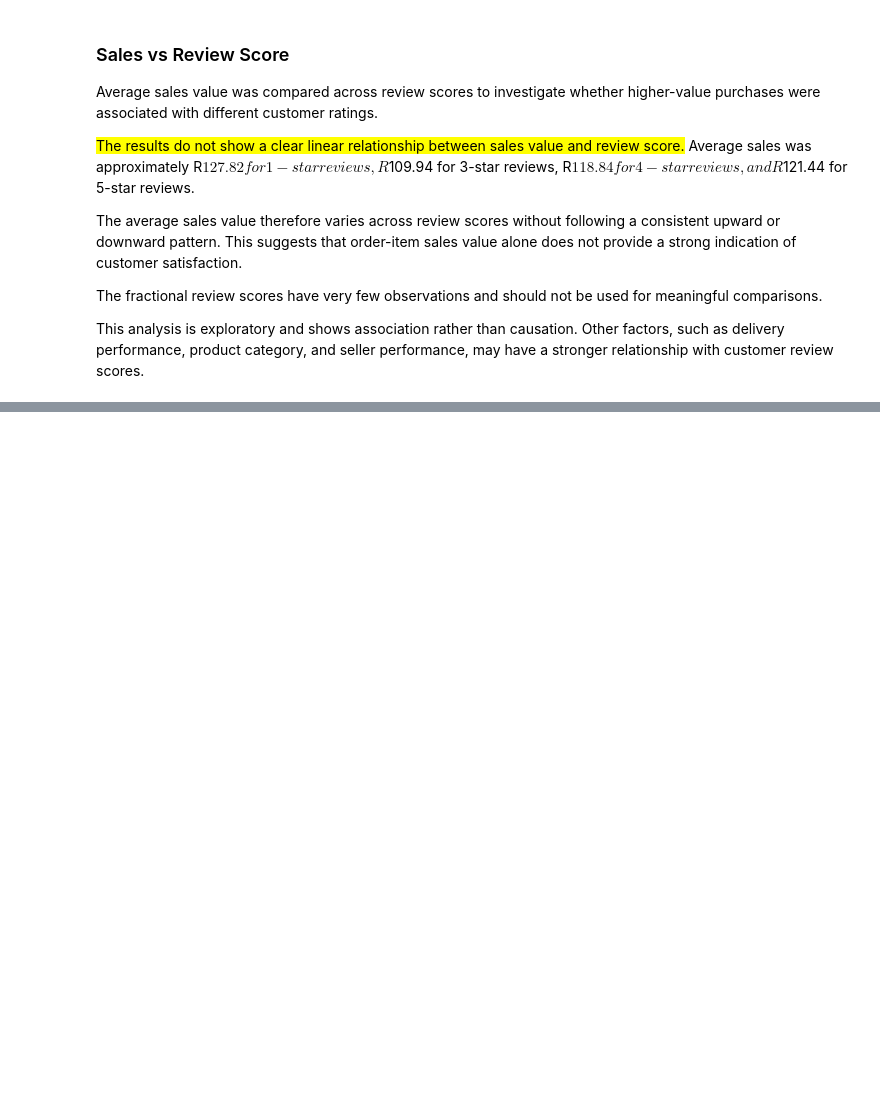
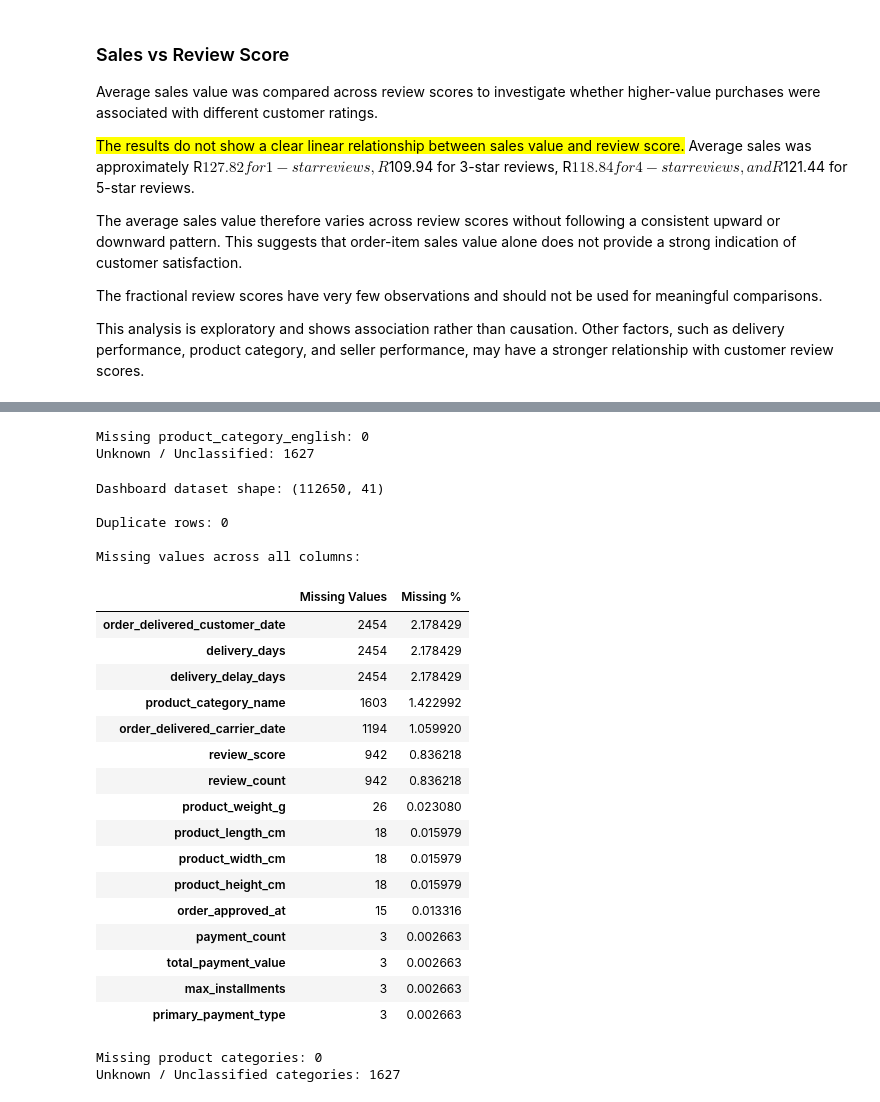
Before and after one commit to SayleeMJ/RetailIQ, a Jupyter notebook: notebooks/03_exploratory_data_analysis.ipynb, the cells around one changed output, grey strips where cells are left out. Cells and saved outputs as stored; diff of their text form; code cells hidden in the pictures; blank space fills up the shorter version.

```diff
--- a/notebooks/03_exploratory_data_analysis.ipynb
+++ b/notebooks/03_exploratory_data_analysis.ipynb
@@ -939,0 +1282,77 @@ This analysis is exploratory and shows association rather than causation. Other
+# %%
+# Replace missing product categories in the dashboard dataset.
+
+dashboard_data["product_category_english"] = (
+    dashboard_data["product_category_english"]
+    .fillna("Unknown / Unclassified")
+)
+
+# Verify the replacement.
+
+print(
+    "Missing product_category_english:",
+    dashboard_data["product_category_english"].isna().sum()
+)
+
+print(
+    "Unknown / Unclassified:",
+    (dashboard_data["product_category_english"] == "Unknown / Unclassified").sum()
+)
+# %% [output]
+Missing product_category_english: 0
+Unknown / Unclassified: 1627
+# %%
+# Final validation of the dashboard dataset.
+
+print("Dashboard dataset shape:", dashboard_data.shape)
+
+print("\nDuplicate rows:", dashboard_data.duplicated().sum())
+
+print("\nMissing values across all columns:")
+
+final_missing = (
+    dashboard_data.isna()
+    .sum()
+    .to_frame("Missing Values")
+)
+
+final_missing["Missing %"] = (
+    final_missing["Missing Values"] / len(dashboard_data)
+) * 100
+
+final_missing = final_missing[
+    final_missing["Missing Values"] > 0
+].sort_values("Missing Values", ascending=False)
+
+display(final_missing)
+
+print("\nMissing product categories:",
+      dashboard_data["product_category_english"].isna().sum())
+
+print("Unknown / Unclassified categories:",
+      (dashboard_data["product_category_english"] == "Unknown / Unclassified").sum())
+# %% [output]
+Dashboard dataset shape: (112650, 41)
+
+Duplicate rows: 0
+
+Missing values across all columns:
+|  | Missing Values | Missing % |
+| order_delivered_customer_date | 2454 | 2.178429 |
+| delivery_days | 2454 | 2.178429 |
+| delivery_delay_days | 2454 | 2.178429 |
+| product_category_name | 1603 | 1.422992 |
+| order_delivered_carrier_date | 1194 | 1.059920 |
+| review_score | 942 | 0.836218 |
+| review_count | 942 | 0.836218 |
+| product_weight_g | 26 | 0.023080 |
+| product_length_cm | 18 | 0.015979 |
+| product_width_cm | 18 | 0.015979 |
+| product_height_cm | 18 | 0.015979 |
+| order_approved_at | 15 | 0.013316 |
+| payment_count | 3 | 0.002663 |
+| total_payment_value | 3 | 0.002663 |
+| max_installments | 3 | 0.002663 |
+| primary_payment_type | 3 | 0.002663 |
+Missing product categories: 0
+Unknown / Unclassified categories: 1627
```
Also changed, not shown: parts of 23 cells of this notebook.
